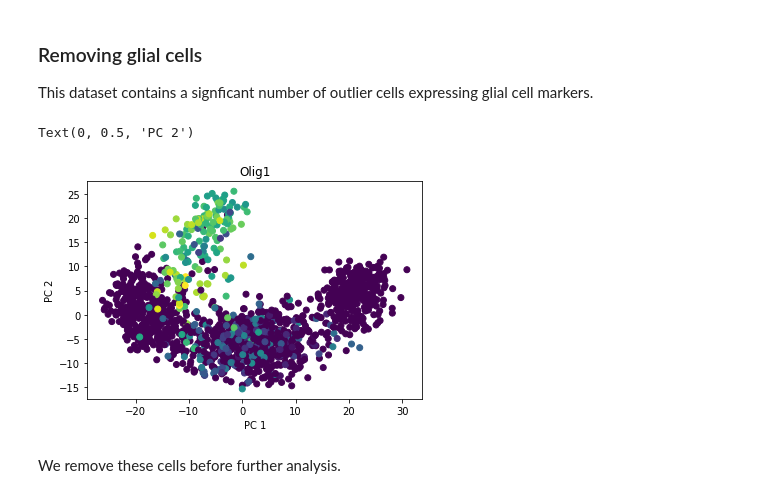
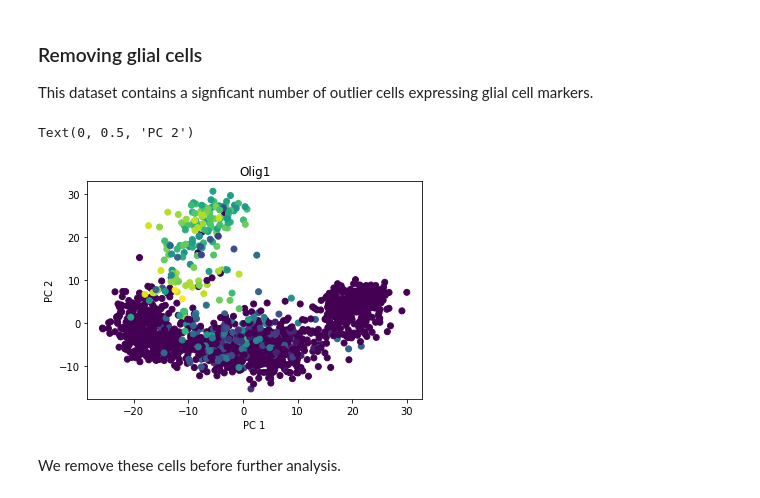
Before and after one commit to lareaulab/analysis_psix, a Jupyter notebook: mouse_brain_development/data/preprocess/preprocessing.ipynb, the cells around one changed output. Drawn from its saved outputs; the diff is of its cells as text; code cells hidden in the pictures.

```diff
--- a/mouse_brain_development/data/preprocess/preprocessing.ipynb
+++ b/mouse_brain_development/data/preprocess/preprocessing.ipynb
@@ -17,15 +17,18 @@ norm_tpm = pd.read_csv('scone_norm_tpm.tab.gz', sep='\t', index_col=0)
 
 This dataset contains a signficant number of outlier cells expressing glial cell markers.
 # %%
+high_expression = norm_tpm.index[norm_tpm.mean(axis=1) > 2]
+fano = (norm_tpm.loc[high_expression].var(axis=1)/norm_tpm.loc[high_expression].mean(axis=1)).sort_values()
+
 pca_norm_tiklova = PCA(n_components=2)
 pca_norm_tiklova = pca_norm_tiklova.fit_transform(norm_tpm.loc[fano.index[-500:]].T)
 plt.scatter(pca_norm_tiklova.T[0], pca_norm_tiklova.T[1], c=norm_tpm.loc['Olig1'])
 plt.title('Olig1')
 plt.xlabel('PC 1')
 plt.ylabel('PC 2')
 # %% [output]
 Text(0, 0.5, 'PC 2')
-[figure, old version]
+[figure, new version]
 # %% [markdown]
 We remove these cells before further analysis.
 # %%
```
Also changed, not shown: parts of 5 cells of this notebook, 28 other files.
